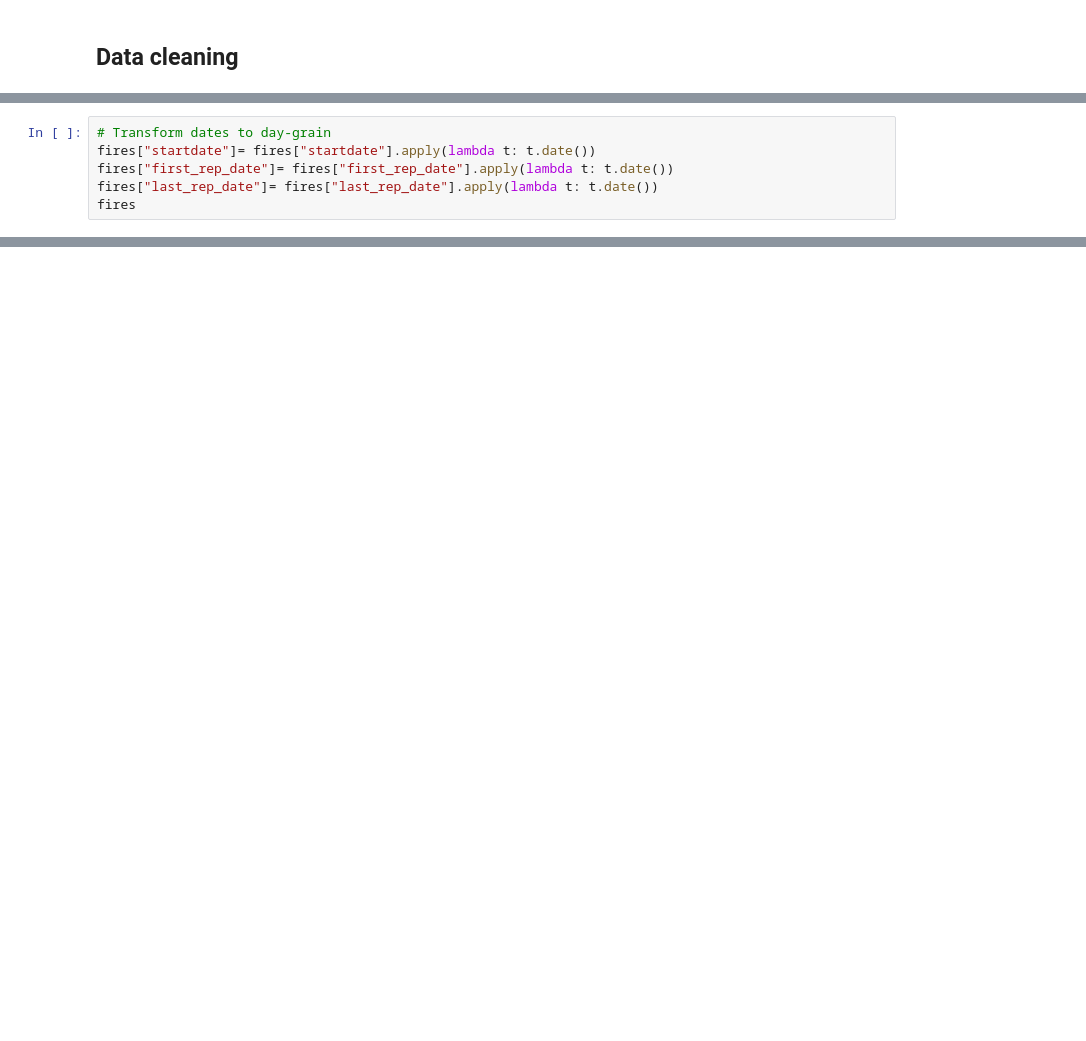
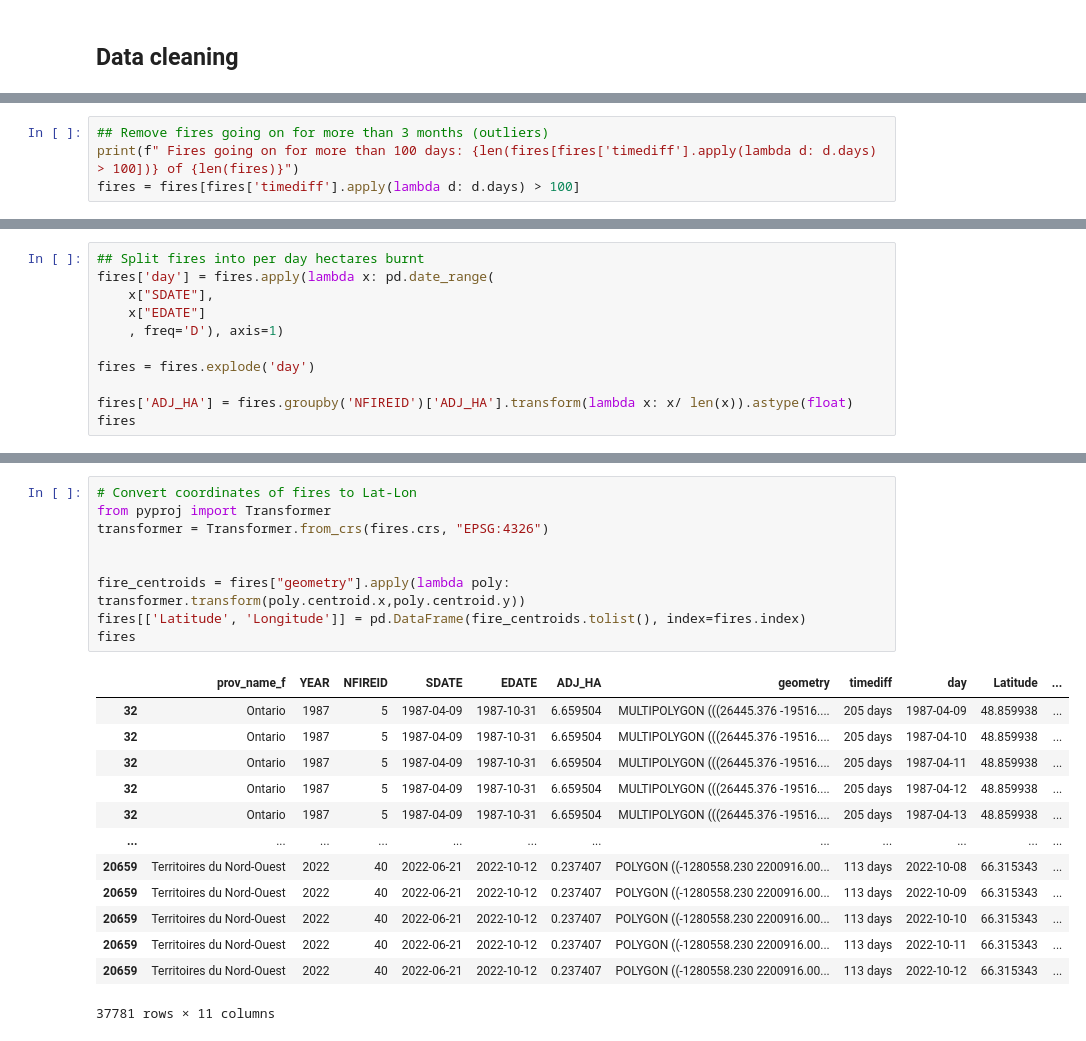
Before and after one commit to jkszan/Data-Science-Term-Project, a Jupyter notebook: firedata_preprocess.ipynb, the cells around one changed output, grey strips where cells are left out. Saved outputs shown, nothing was run; the diff lists cells and outputs as text; blank space fills up the shorter version.

```diff
--- a/firedata_preprocess.ipynb
+++ b/firedata_preprocess.ipynb
@@ -151,6 +116,0 @@ fires.plot(ax=provinces.plot(),color='red',marker='x',markersize=3)
-# %%
-# Transform dates to day-grain
-fires["startdate"]= fires["startdate"].apply(lambda t: t.date())
-fires["first_rep_date"]= fires["first_rep_date"].apply(lambda t: t.date())
-fires["last_rep_date"]= fires["last_rep_date"].apply(lambda t: t.date())
-fires
@@ -207,0 +117,4 @@ Error:
+# %%
+## Remove fires going on for more than 3 months (outliers)
+print(f" Fires going on for more than 100 days: {len(fires[fires['timediff'].apply(lambda d: d.days) > 100])} of {len(fires)}")
+fires = fires[fires['timediff'].apply(lambda d: d.days) > 100]
@@ -207,0 +123,11 @@ Error:
+# %%
+## Split fires into per day hectares burnt
+fires['day'] = fires.apply(lambda x: pd.date_range(
+    x["SDATE"],
+    x["EDATE"]
+    , freq='D'), axis=1)
+
+fires = fires.explode('day')
+
+fires['ADJ_HA'] = fires.groupby('NFIREID')['ADJ_HA'].transform(lambda x: x/ len(x)).astype(float)
+fires
@@ -207,0 +153,23 @@ Error:
+# %%
+# Convert coordinates of fires to Lat-Lon
+from pyproj import Transformer
+transformer = Transformer.from_crs(fires.crs, "EPSG:4326")
+
+
+fire_centroids = fires["geometry"].apply(lambda poly: transformer.transform(poly.centroid.x,poly.centroid.y))
+fires[['Latitude', 'Longitude']] = pd.DataFrame(fire_centroids.tolist(), index=fires.index)
+fires
+# %% [output]
+|  | prov_name_f | YEAR | NFIREID | SDATE | EDATE | ADJ_HA | geometry | timediff | day | Latitude | ... |
+| 32 | Ontario | 1987 | 5 | 1987-04-09 | 1987-10-31 | 6.659504 | MULTIPOLYGON (((26445.376 -19516.... | 205 days | 1987-04-09 | 48.859938 | ... |
+| 32 | Ontario | 1987 | 5 | 1987-04-09 | 1987-10-31 | 6.659504 | MULTIPOLYGON (((26445.376 -19516.... | 205 days | 1987-04-10 | 48.859938 | ... |
+| 32 | Ontario | 1987 | 5 | 1987-04-09 | 1987-10-31 | 6.659504 | MULTIPOLYGON (((26445.376 -19516.... | 205 days | 1987-04-11 | 48.859938 | ... |
+| 32 | Ontario | 1987 | 5 | 1987-04-09 | 1987-10-31 | 6.659504 | MULTIPOLYGON (((26445.376 -19516.... | 205 days | 1987-04-12 | 48.859938 | ... |
+| 32 | Ontario | 1987 | 5 | 1987-04-09 | 1987-10-31 | 6.659504 | MULTIPOLYGON (((26445.376 -19516.... | 205 days | 1987-04-13 | 48.859938 | ... |
+| ... | ... | ... | ... | ... | ... | ... | ... | ... | ... | ... | ... |
+| 20659 | Territoires du Nord-Ouest | 2022 | 40 | 2022-06-21 | 2022-10-12 | 0.237407 | POLYGON ((-1280558.230 2200916.00... | 113 days | 2022-10-08 | 66.315343 | ... |
+| 20659 | Territoires du Nord-Ouest | 2022 | 40 | 2022-06-21 | 2022-10-12 | 0.237407 | POLYGON ((-1280558.230 2200916.00... | 113 days | 2022-10-09 | 66.315343 | ... |
+| 20659 | Territoires du Nord-Ouest | 2022 | 40 | 2022-06-21 | 2022-10-12 | 0.237407 | POLYGON ((-1280558.230 2200916.00... | 113 days | 2022-10-10 | 66.315343 | ... |
+| 20659 | Territoires du Nord-Ouest | 2022 | 40 | 2022-06-21 | 2022-10-12 | 0.237407 | POLYGON ((-1280558.230 2200916.00... | 113 days | 2022-10-11 | 66.315343 | ... |
+| 20659 | Territoires du Nord-Ouest | 2022 | 40 | 2022-06-21 | 2022-10-12 | 0.237407 | POLYGON ((-1280558.230 2200916.00... | 113 days | 2022-10-12 | 66.315343 | ... |
+37781 rows × 11 columns
```
Also changed, not shown: parts of 23 cells of this notebook, 1 other file.
